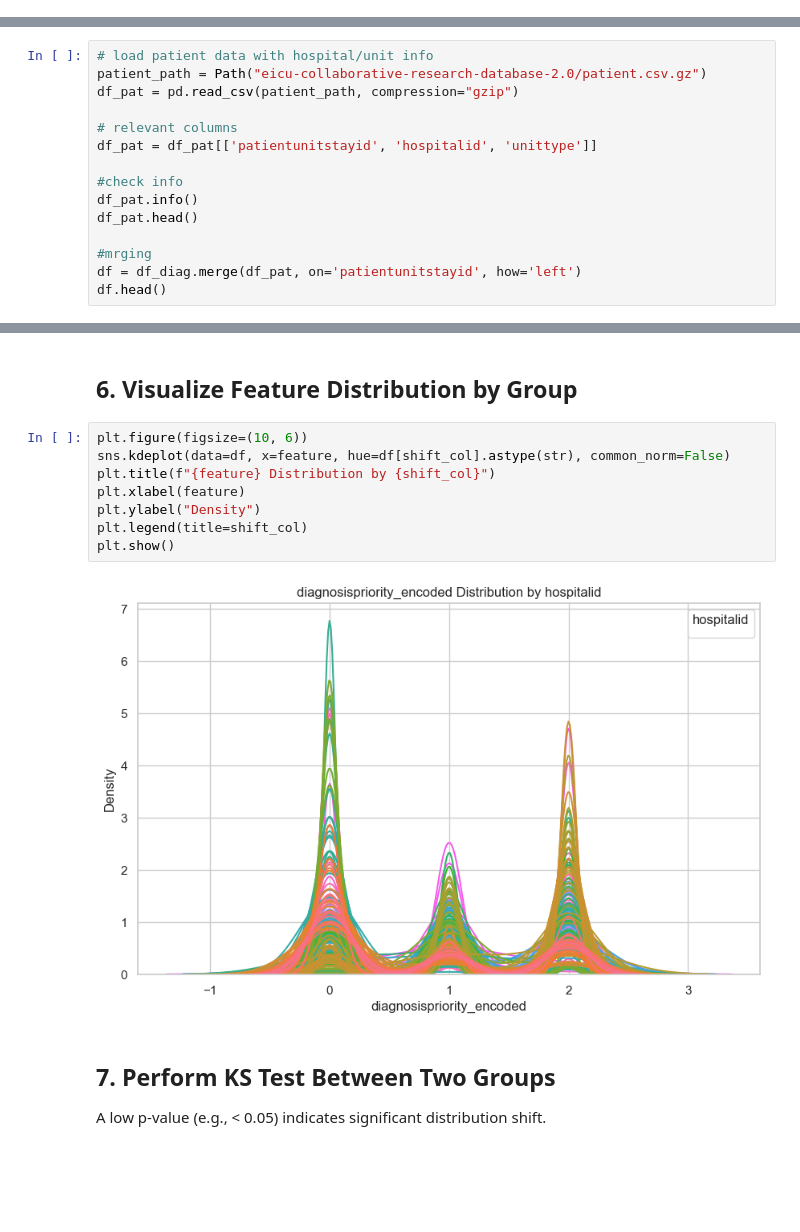
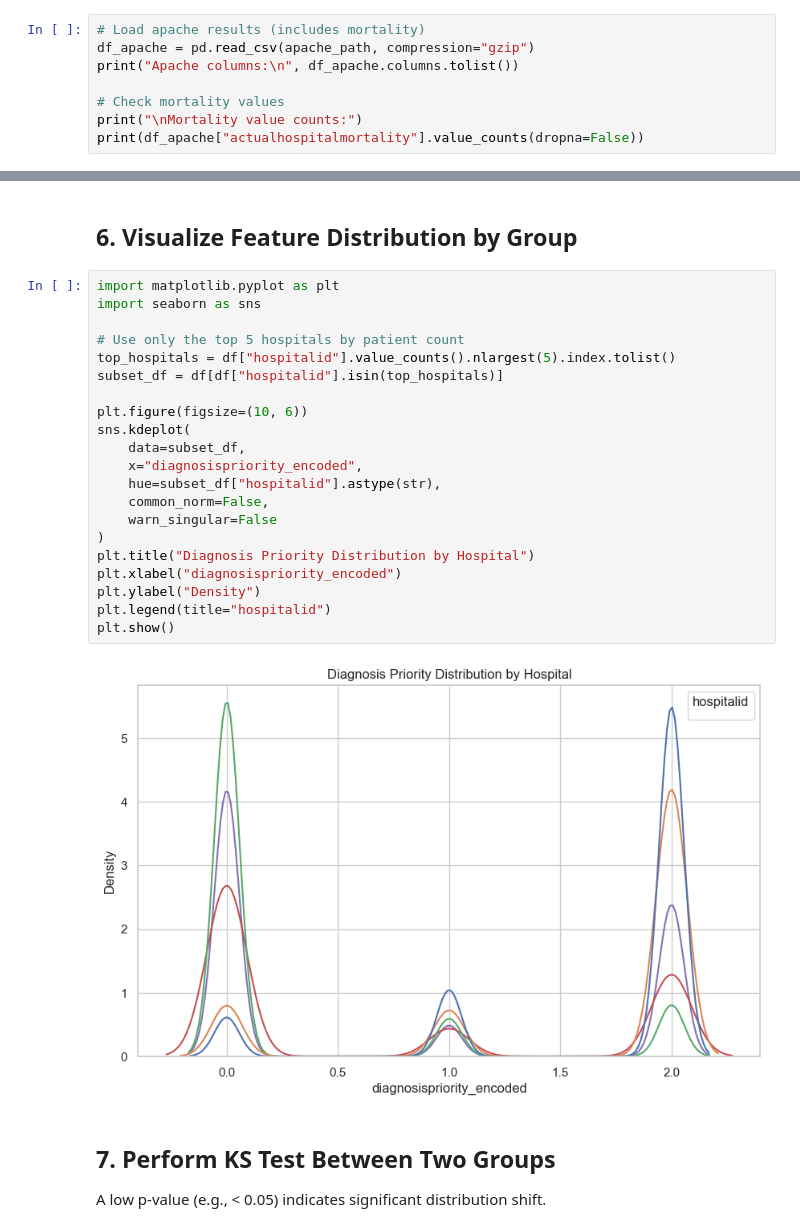
Before and after one commit to aSimpson02/Data_Distribution_eICU, a Jupyter notebook: explore_eicu.ipynb, the cells around one changed output, grey strips where cells are left out. Cells and saved outputs as stored; diff of their text form; blank space fills up the shorter version.

```diff
--- a/explore_eicu.ipynb
+++ b/explore_eicu.ipynb
@@ -47,0 +51,8 @@ memory usage: 126.7+ MB
+# %%
+# Load apache results (includes mortality)
+df_apache = pd.read_csv(apache_path, compression="gzip")
+print("Apache columns:\n", df_apache.columns.tolist())
+
+# Check mortality values
+print("\nMortality value counts:")
+print(df_apache["actualhospitalmortality"].value_counts(dropna=False))
@@ -48,17 +68,2 @@ memory usage: 126.7+ MB
 # %% [markdown]
 ## 3. Merge Hospital or Unit Metadata
-# %%
-# load patient data with hospital/unit info
-patient_path = Path("eicu-collaborative-research-database-2.0/patient.csv.gz")
-df_pat = pd.read_csv(patient_path, compression="gzip")
-
-# relevant columns
-df_pat = df_pat[['patientunitstayid', 'hospitalid', 'unittype']]
-
-#check info
-df_pat.info()
-df_pat.head()
-
-#mrging
-df = df_diag.merge(df_pat, on='patientunitstayid', how='left')
-df.head()
@@ -116,15 +210,28 @@ feature = "diagnosispriority_encoded"
 # %% [markdown]
 ## 6. Visualize Feature Distribution by Group
 # %%
+import matplotlib.pyplot as plt
+import seaborn as sns
+
+# Use only the top 5 hospitals by patient count
+top_hospitals = df["hospitalid"].value_counts().nlargest(5).index.tolist()
+subset_df = df[df["hospitalid"].isin(top_hospitals)]
+
 plt.figure(figsize=(10, 6))
-sns.kdeplot(data=df, x=feature, hue=df[shift_col].astype(str), common_norm=False)
-plt.title(f"{feature} Distribution by {shift_col}")
-plt.xlabel(feature)
+sns.kdeplot(
+    data=subset_df,
+    x="diagnosispriority_encoded",
+    hue=subset_df["hospitalid"].astype(str),
+    common_norm=False,
+    warn_singular=False
+)
+plt.title("Diagnosis Priority Distribution by Hospital")
+plt.xlabel("diagnosispriority_encoded")
 plt.ylabel("Density")
-plt.legend(title=shift_col)
+plt.legend(title="hospitalid")
 plt.show()
 # %% [output]
-[figure, old version]
+[figure, new version]
 # %% [markdown]
 ## 7. Perform KS Test Between Two Groups
 
```
Also changed, not shown: parts of 19 cells of this notebook, 5 other files.
